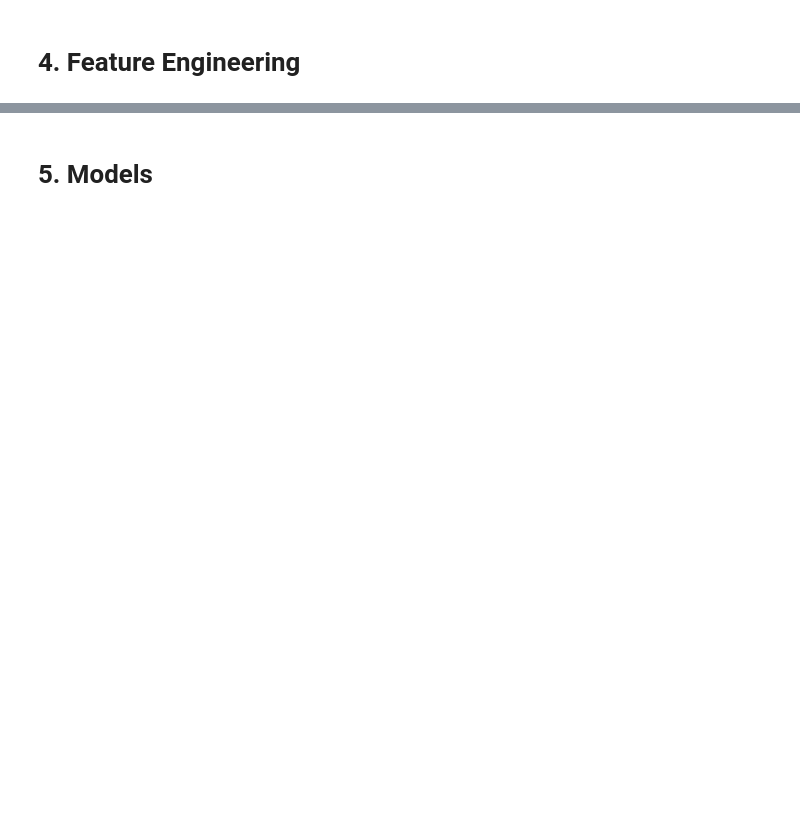
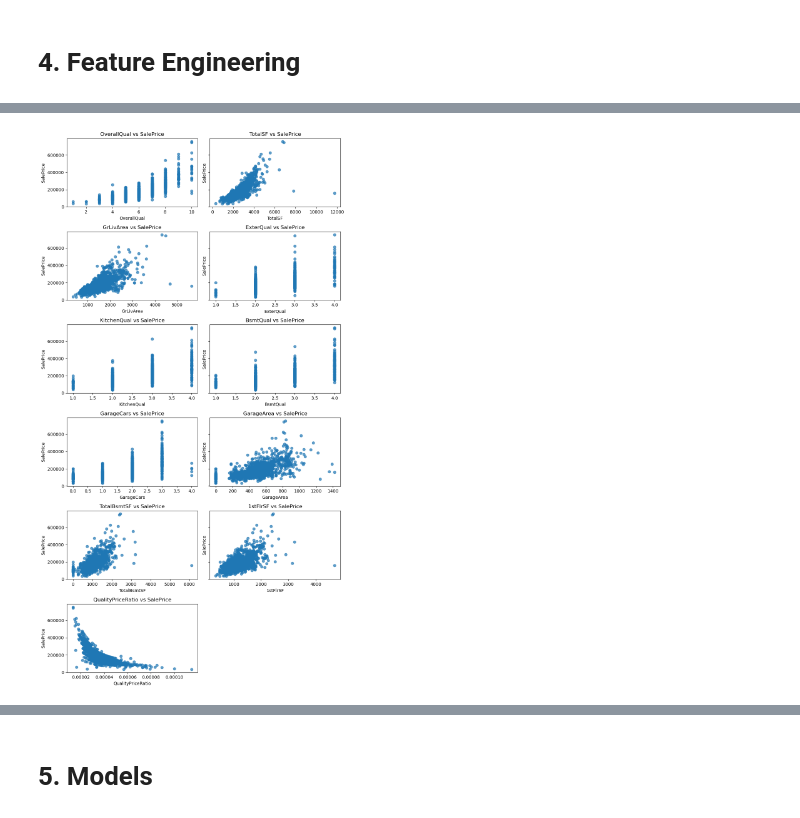
Before and after one commit to IsaiJesus/House-Prices, a Jupyter notebook: HousePrices.ipynb, the cells around one changed output, grey strips where cells are left out. Cells and saved outputs as stored; diff of their text form; code cells hidden in the pictures; blank space fills up the shorter version.

```diff
--- a/HousePrices.ipynb
+++ b/HousePrices.ipynb
@@ -541,0 +458,8 @@ Normalmente, preferiría comenzar con la limpieza de los datos, pero debido a qu
+# %%
+# House Age
+
+df_train['HouseAge'] = df_train['YrSold'] - df_train['YearBuilt']
+# %%
+# Time Since Last Remodel
+
+df_train['SinceRemodel'] = df_train['YrSold'] - df_train['YearRemodAdd']
@@ -541,0 +468,6 @@ Normalmente, preferiría comenzar con la limpieza de los datos, pero debido a qu
+# %%
+# Does it have a basement, garage, or pool?
+
+df_train['HasBsmt'] = (df_train['TotalBsmtSF'] > 0).astype(int)
+df_train['HasGarage'] = (df_train['GarageArea'] > 0).astype(int)
+df_train['HasPool'] = (df_train['PoolArea'] > 0).astype(int)
@@ -541,0 +476,12 @@ Normalmente, preferiría comenzar con la limpieza de los datos, pero debido a qu
+# %%
+corr = df_train.corr()['SalePrice'].drop('SalePrice')
+
+# High positive correlations
+positive_corr = corr[corr > 0.6].sort_values(ascending=False)
+print("Variables with high positive correlation:")
+print(positive_corr, '\n')
+
+# High negative correlations
+negative_corr = corr[corr < -0.6].sort_values(ascending=False)
+print("Variables with high negative correlation:")
+print(negative_corr)
@@ -541,0 +520,21 @@ Normalmente, preferiría comenzar con la limpieza de los datos, pero debido a qu
+# %%
+features = positive_corr.index.tolist() + negative_corr.index.tolist()
+y = 'SalePrice'
+
+n_rows = (len(features) + 1) // 2
+fig, axes = plt.subplots(n_rows, 2, figsize=(10, n_rows * 3), sharey=True)
+axes = axes.flatten()
+
+for i, feature in enumerate(features):
+    axes[i].scatter(df_train[feature], df_train[y], alpha=0.7)
+    axes[i].set_title(f'{feature} vs {y}')
+    axes[i].set_xlabel(feature)
+    axes[i].set_ylabel(y)
+
+for i in range(len(features), len(axes)):
+    fig.delaxes(axes[i])
+
+plt.tight_layout()
+plt.show()
+# %% [output]
+[figure, added]
```
Also changed, not shown: parts of 109 cells of this notebook, 1 other file.
